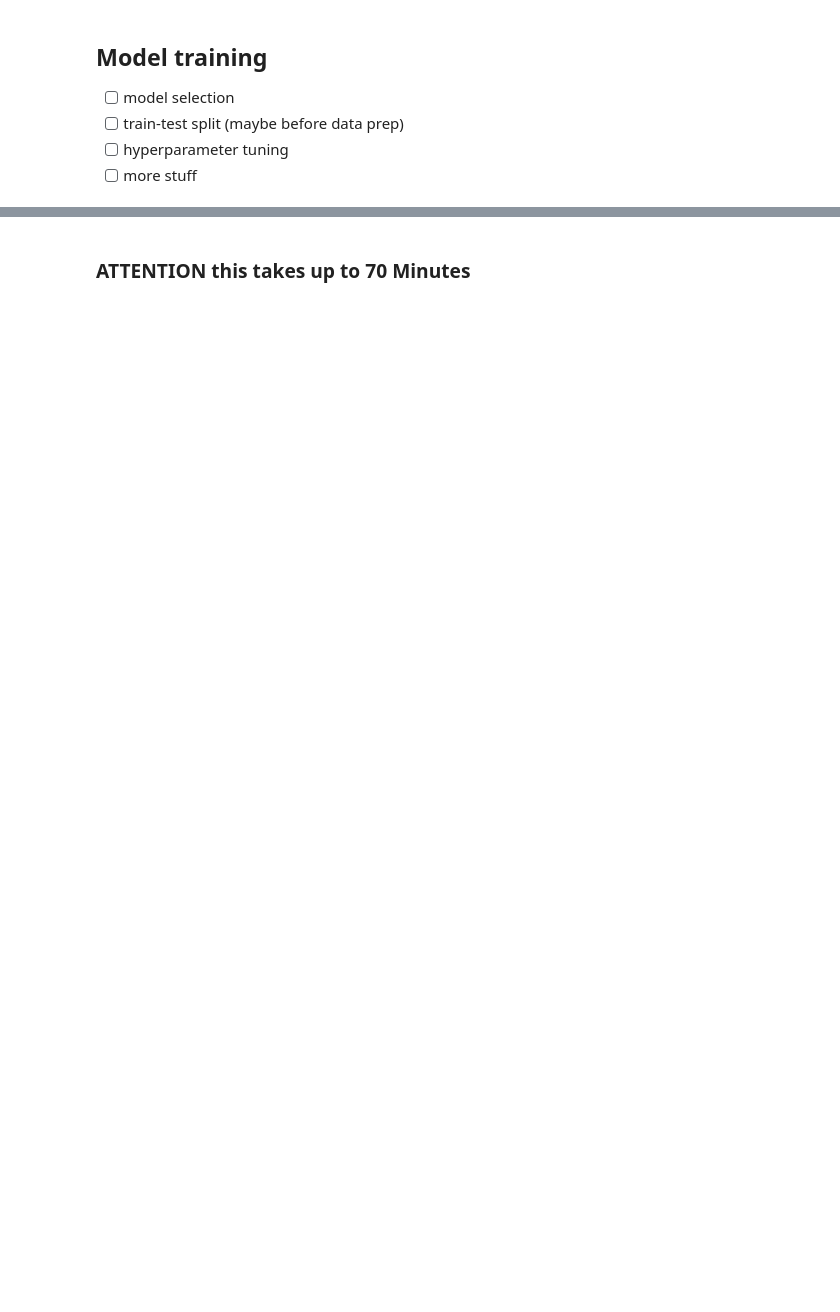
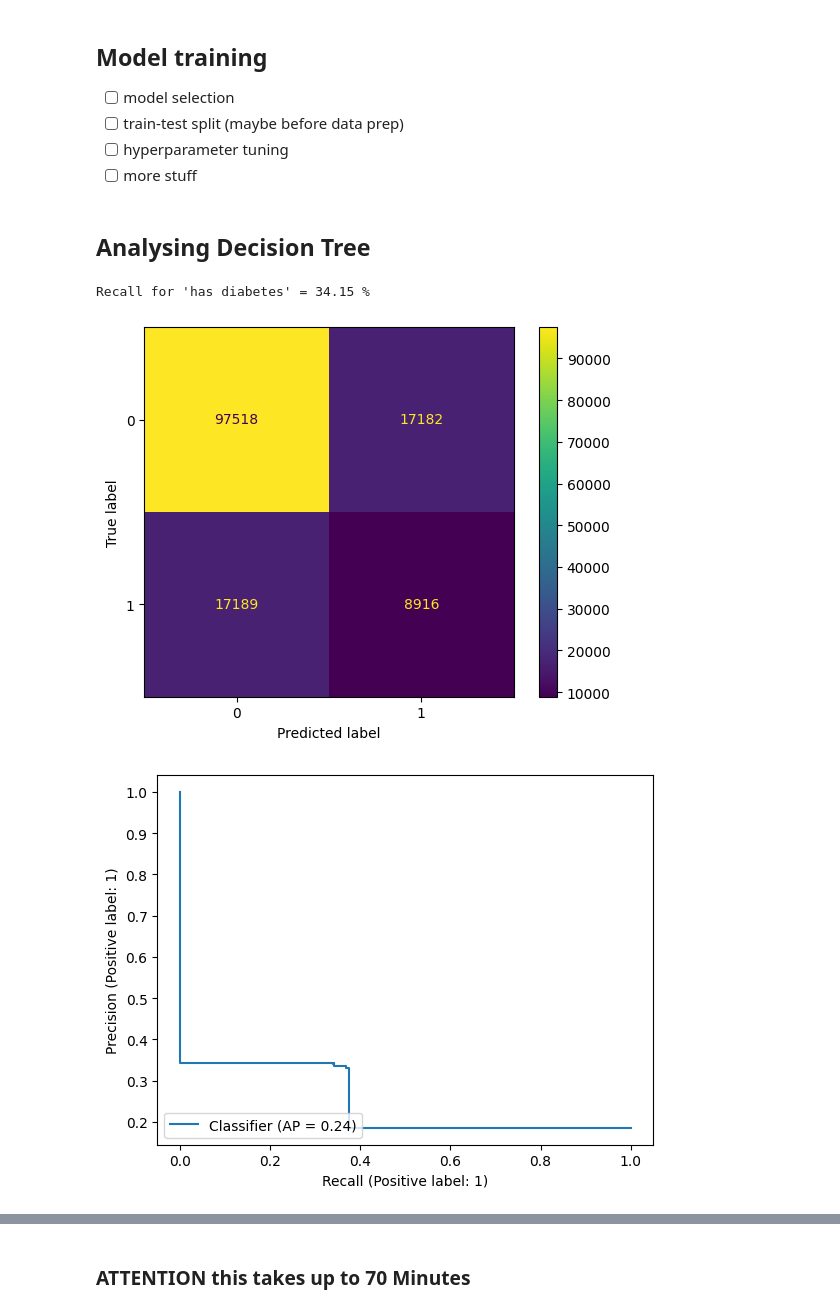
Before and after one commit to n-hundenborn/diabetes-forecasting, a Jupyter notebook: dev_model_training.ipynb, the cells around one changed output, grey strips where cells are left out. Saved outputs shown, nothing was run; the diff lists cells and outputs as text; code cells hidden in the pictures; blank space fills up the shorter version.

Commit message:
DRYing up some code

```diff
--- a/dev_model_training.ipynb
+++ b/dev_model_training.ipynb
@@ -253,0 +304,40 @@ Name: DIABETE3, dtype: int64
+# %%
+# drying up the code (DRY - dont repeat yourself)
+
+# todo: add param_list
+def evaluate_model(df: pd.DataFrame, features: list, target: str, classifier: ClassifierMixin, params={}):
+
+    # TODO: create custom scorer to use recall instead of accuracy score in model training
+    # my_recall_scorer = make_scorer(recall_score)
+
+    # print("Function was called")
+
+    X_train, X_test, y_train, y_test = train_test_split(df[features], df[target], test_size=0.2, random_state=41)
+
+    # print("Finished test train split")
+
+    model = classifier(**params, random_state=42)
+
+    # print("Model was defined")
+
+    # print("Fitting Model ...")
+    model.fit(X_train, y_train)
+    # print("Model fitted successfully")
+
+    analyse_model(model, X_test, y_test)
+
+    return model
+    # model = ExtraTreesClassifier(random_state=42)
+    # CV_model = RandomizedSearchCV(estimator=model, param_distributions=param_grid_hist, cv=4, n_jobs=2, scoring=my_recall_scorer, verbose=5)
+# %% [markdown]
+## Analysing Decision Tree
+# %%
+# model = evaluate_model(df_prepared, feature_list, target_name, HistGradientBoostingClassifier)
+model2 = evaluate_model(df_prepared, feature_list, target_name, DecisionTreeClassifier)
+# model3 = evaluate_model(df_prepared, feature_list, target_name, RandomForestClassifier)
+
+# model = evaluate_model(features=feature_list, df=df_prepared,  target=target_name, classifier=HistGradientBoostingClassifier)
+# %% [output]
+Recall for 'has diabetes' = 34.15 %
+[figure, added]
+[figure, added]
```
Also changed, not shown: parts of 25 cells of this notebook.
